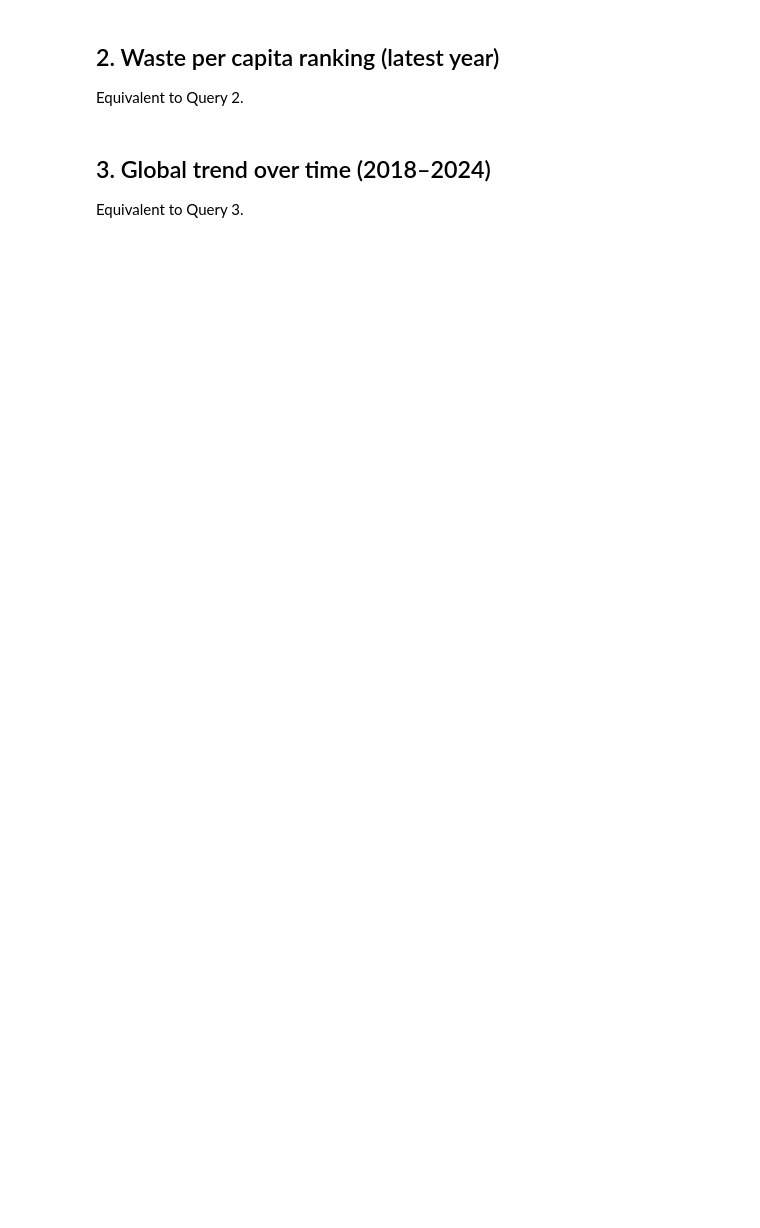
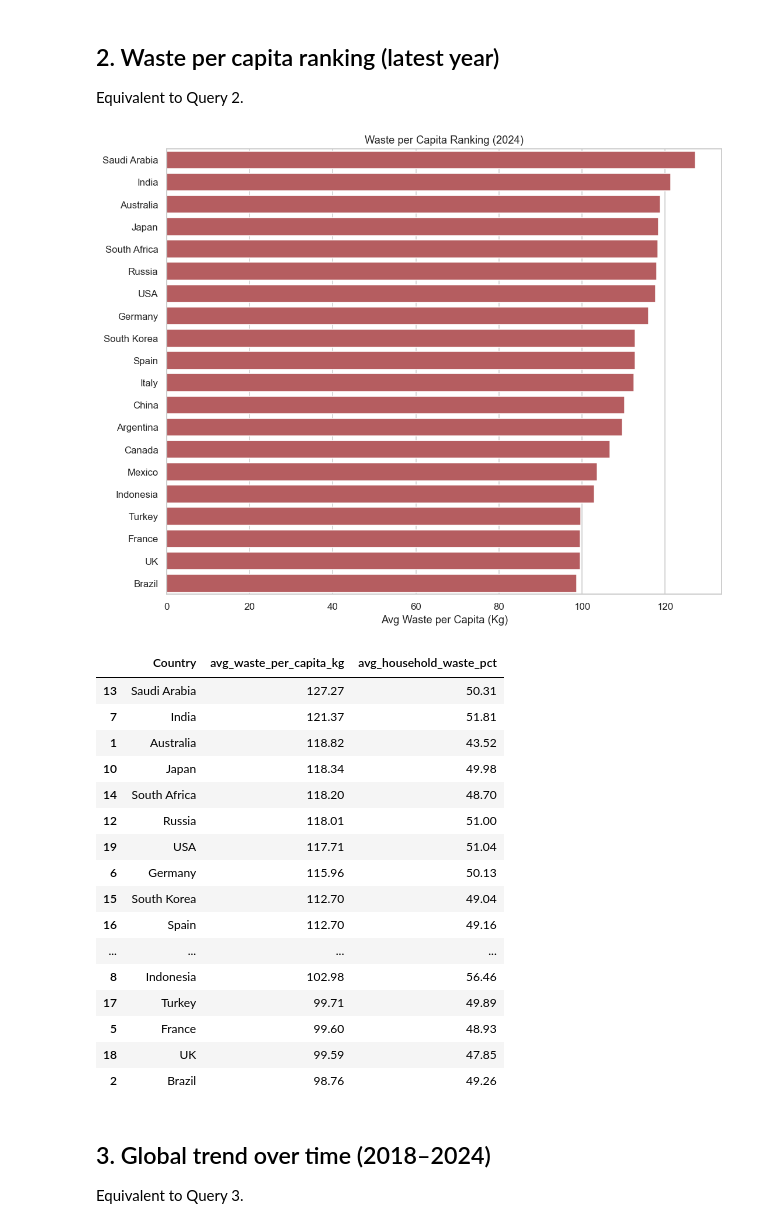
Before and after one commit to pietromasiero/food-waste-analytics-pipeline, a Jupyter notebook: notebooks/01_exploratory_analysis.ipynb, the cells around one changed output. Drawn from its saved outputs; the diff is of its cells as text; code cells hidden in the pictures; blank space fills up the shorter version.

Commit message:
Run notebook: generate output charts

```diff
--- a/notebooks/01_exploratory_analysis.ipynb
+++ b/notebooks/01_exploratory_analysis.ipynb
@@ -66,24 +112,43 @@ Equivalent to Query 2.
 # %%
 per_capita = (
     df[df["Year"] == latest_year]
     .groupby("Country", as_index=False)
     .agg(avg_waste_per_capita_kg=("Avg Waste per Capita (Kg)", "mean"),
          avg_household_waste_pct=("Household Waste (%)", "mean"))
     .sort_values("avg_waste_per_capita_kg", ascending=False)
     .head(20)
 )
 per_capita = per_capita.round(2)
 
 fig, ax = plt.subplots(figsize=(10, 8))
 sns.barplot(data=per_capita, y="Country", x="avg_waste_per_capita_kg",
-            hue="Country", palette="rocket", legend=False, ax=ax)
+            color="#c44e52", ax=ax)
 ax.set_title(f"Waste per Capita Ranking ({latest_year})")
 ax.set_xlabel("Avg Waste per Capita (Kg)")
 ax.set_ylabel("")
 plt.tight_layout()
 plt.show()
 
 per_capita
+# %% [output]
+[figure, added]
+|  | Country | avg_waste_per_capita_kg | avg_household_waste_pct |
+| 13 | Saudi Arabia | 127.27 | 50.31 |
+| 7 | India | 121.37 | 51.81 |
+| 1 | Australia | 118.82 | 43.52 |
+| 10 | Japan | 118.34 | 49.98 |
+| 14 | South Africa | 118.20 | 48.70 |
+| 12 | Russia | 118.01 | 51.00 |
+| 19 | USA | 117.71 | 51.04 |
+| 6 | Germany | 115.96 | 50.13 |
+| 15 | South Korea | 112.70 | 49.04 |
+| 16 | Spain | 112.70 | 49.16 |
+| ... | ... | ... | ... |
+| 8 | Indonesia | 102.98 | 56.46 |
+| 17 | Turkey | 99.71 | 49.89 |
+| 5 | France | 99.60 | 48.93 |
+| 18 | UK | 99.59 | 47.85 |
+| 2 | Brazil | 98.76 | 49.26 |
 # %% [markdown]
 ## 3. Global trend over time (2018–2024)
 
```
Also changed, not shown: parts of 8 cells of this notebook.
